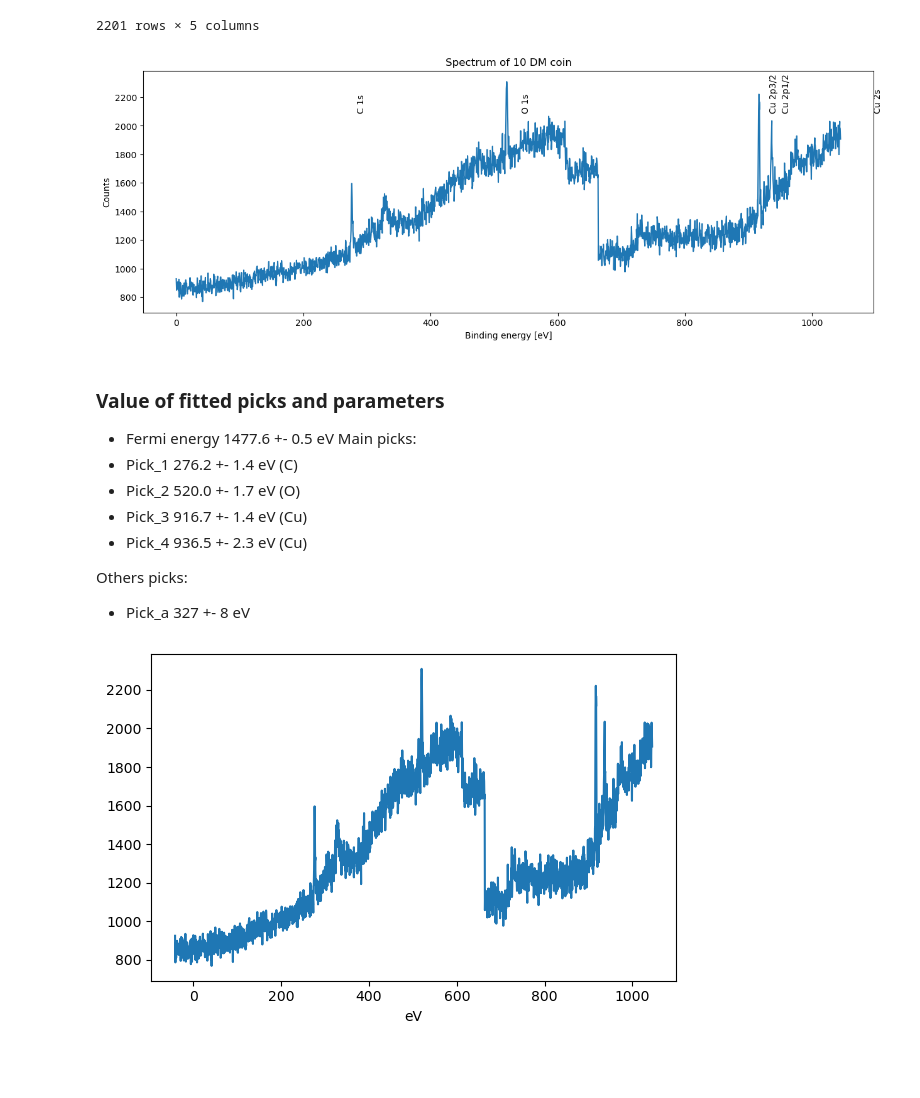
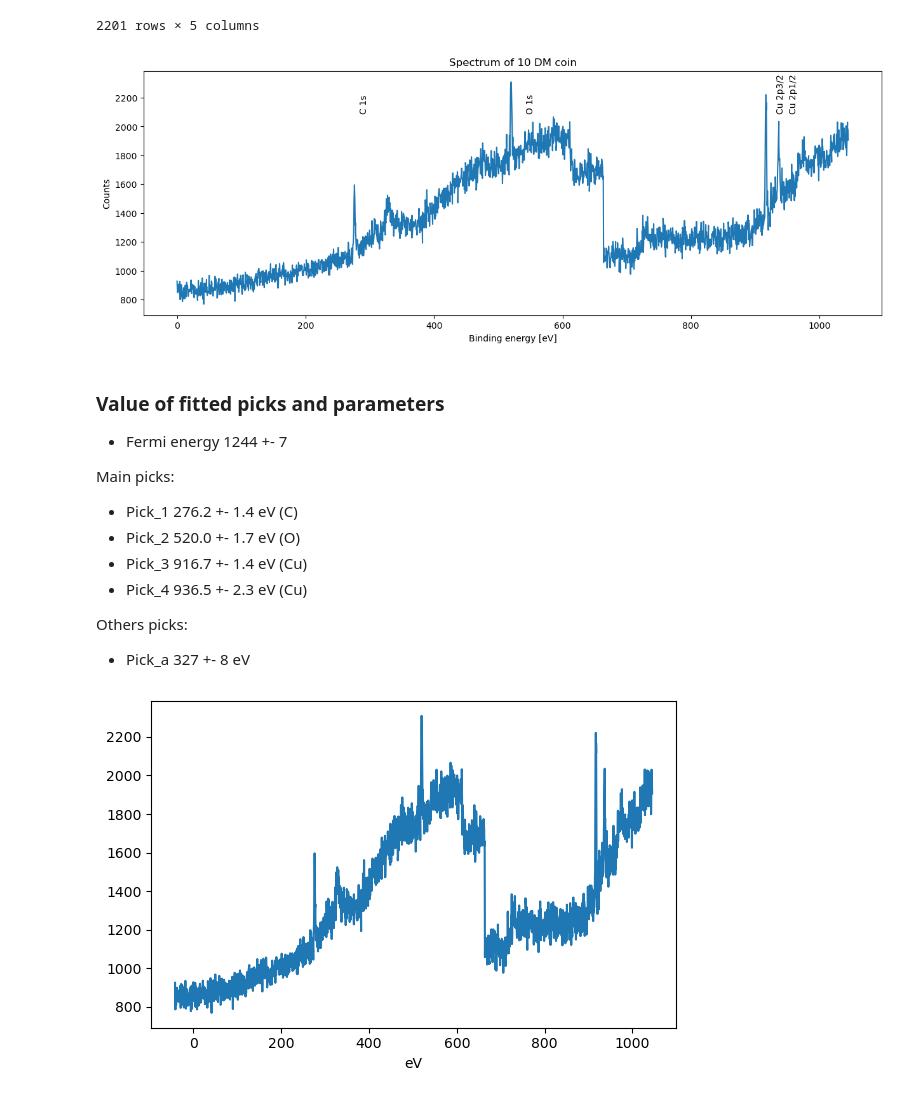
Before and after one commit to Nereumobu/advanced_lab_master, a Jupyter notebook: Ma_4/work_arpes_Coin_Mg_50V.ipynb, the cells around one changed output. Cells and saved outputs as stored; diff of their text form; code cells hidden in the pictures; blank space fills up the shorter version.

```diff
--- a/Ma_4/work_arpes_Coin_Mg_50V.ipynb
+++ b/Ma_4/work_arpes_Coin_Mg_50V.ipynb
@@ -106,7 +107,7 @@ plt.plot(be+shift,count)
 # Cu
 plt.text(952.3, 2100, 'Cu 2p1/2', rotation='vertical')
 plt.text(932.7, 2100, 'Cu 2p3/2', rotation='vertical')
-plt.text(1096.7, 2100, 'Cu 2s', rotation='vertical')
+#plt.text(1096.7, 2100, 'Cu 2s', rotation='vertical')
 # C
 plt.text(284.2, 2100, 'C 1s', rotation='vertical')
 # Fe
@@ -119,37 +120,38 @@ plt.text(284.2, 2100, 'C 1s', rotation='vertical')
 # plt.text(714.6, 2100, 'Sn 3p3/2', rotation='vertical')
 # plt.text(493.2, 2100, 'Sn 3d3/2', rotation='vertical')
 # plt.text(484.9, 2100, 'Sn 3d5/2', rotation='vertical')
 # Zn
 # plt.text(1044.9, 2100, 'Zn 2p1/2', rotation='vertical')
 # plt.text(1021.8, 2100, 'Zn 2p3/2', rotation='vertical')
 # Ag
 # plt.text(719.0, 2100, 'Ag 3s', rotation='vertical')
 # plt.text(603.8, 2100, 'Ag 3p1/2', rotation='vertical')
 # plt.text(573.0, 2100, 'Ag 3p3/2', rotation='vertical')
 # plt.text(374.0, 2100, 'Ag 3d3/2', rotation='vertical')
 # plt.text(368.0, 2100, 'Ag 3d5/2', rotation='vertical')
 # Pb
 # plt.text(671.6, 2100, 'Pb 3s', rotation='vertical')
 # plt.text(559.9, 2100, 'Pb 3p1/2', rotation='vertical')
 # plt.text(532.3, 2100, 'Pb 3p3/2', rotation='vertical')
 # plt.text(340.5, 2100, 'Pb 3d3/2', rotation='vertical')
 # plt.text(335.2, 2100, 'Pb 3d5/2', rotation='vertical')
 # Ni
 # plt.text(852.7, 2100, 'Ni 2p3/2', rotation='vertical')
 # plt.text(870.0, 2100, 'Ni 2p1/2', rotation='vertical')
 # plt.text(1008.6, 2100, 'Ni 2s', rotation='vertical')
 # O
 plt.text(543.1, 2100, 'O 1s', rotation='vertical')
 
 plt.title('Spectrum of 10 DM coin')
 plt.xlabel('Binding energy [eV]')
 plt.ylabel('Counts')
 plt.show()
 # %% [output]
-[figure, old version]
+[figure, new version]
 # %% [markdown]
 ### Value of fitted picks and parameters
-- Fermi energy 1477.6 +- 0.5 eV
+- Fermi energy 1244 +- 7
+
 Main picks:
 - Pick_1 276.2 +- 1.4 eV    (C)
 - Pick_2 520.0 +- 1.7 eV    (O)
```
Also changed, not shown: parts of 1 cell of this notebook, 7 other files.
